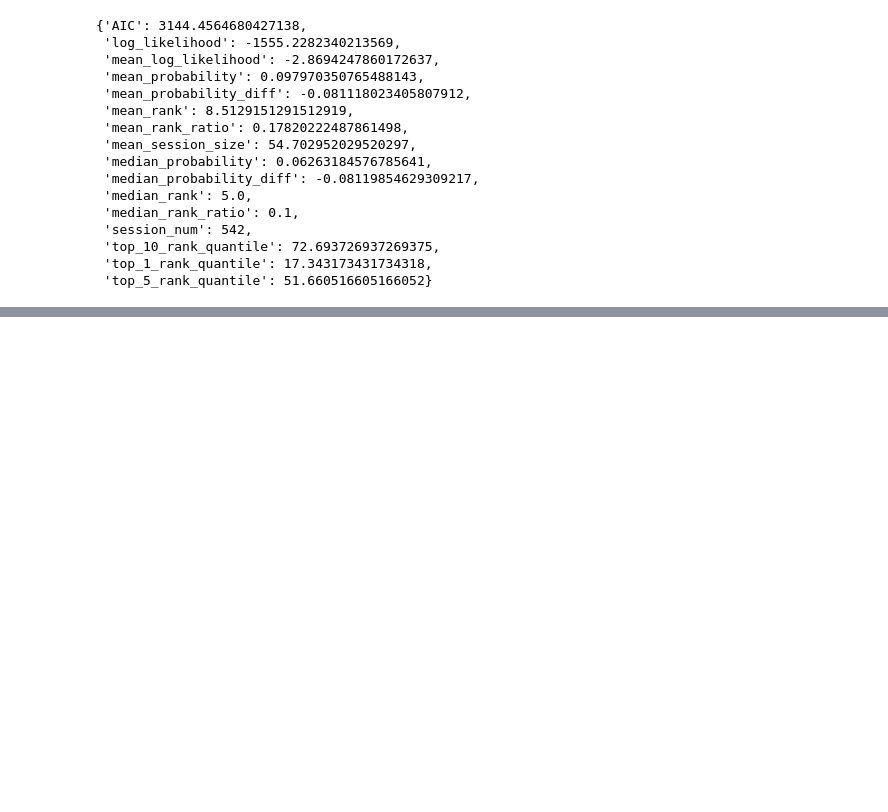
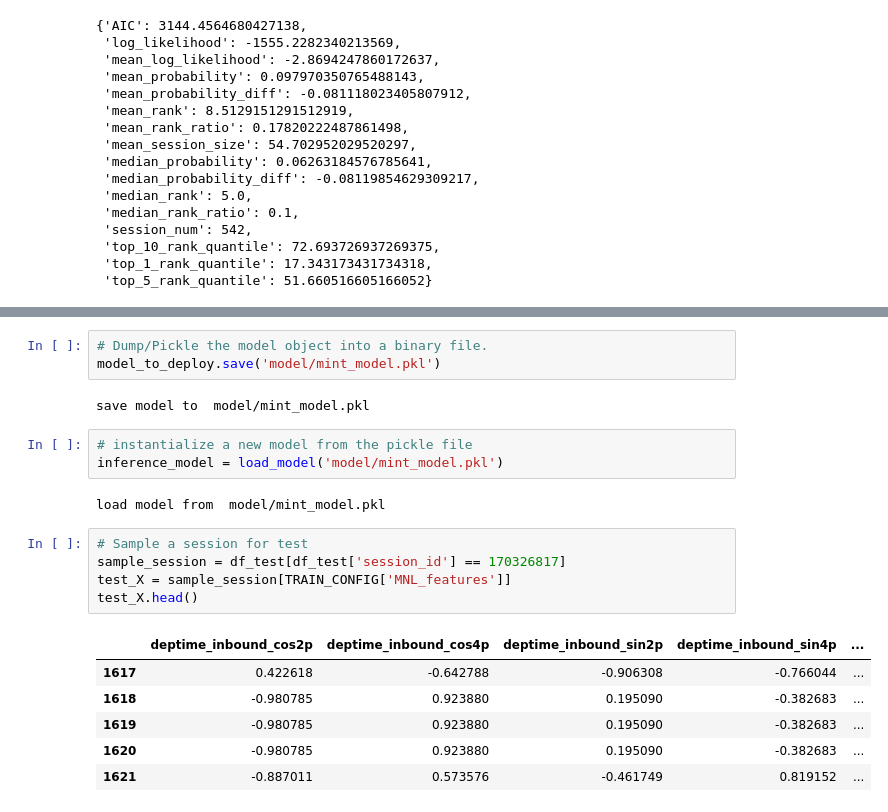
Before and after one commit to liaison/Multinomial-Logistic-Regression, a Jupyter notebook: demo.ipynb, the cells around one changed output, grey strips where cells are left out. Cells and saved outputs as stored; diff of their text form; blank space fills up the shorter version.

Commit message:
add a minimized inference model

```diff
--- a/demo.ipynb
+++ b/demo.ipynb
@@ -217,0 +251,22 @@ summarize_KPIs(test_stats, len(TRAIN_CONFIG['MNL_features']))
+# %%
+# Dump/Pickle the model object into a binary file.
+model_to_deploy.save('model/mint_model.pkl')
+# %% [output]
+save model to  model/mint_model.pkl
+# %%
+# instantialize a new model from the pickle file
+inference_model = load_model('model/mint_model.pkl')
+# %% [output]
+load model from  model/mint_model.pkl
+# %%
+# Sample a session for test
+sample_session = df_test[df_test['session_id'] == 170326817]
+test_X = sample_session[TRAIN_CONFIG['MNL_features']]
+test_X.head()
+# %% [output]
+|  | deptime_inbound_cos2p | deptime_inbound_cos4p | deptime_inbound_sin2p | deptime_inbound_sin4p | ... |
+| 1617 | 0.422618 | -0.642788 | -0.906308 | -0.766044 | ... |
+| 1618 | -0.980785 | 0.923880 | 0.195090 | -0.382683 | ... |
+| 1619 | -0.980785 | 0.923880 | 0.195090 | -0.382683 | ... |
+| 1620 | -0.980785 | 0.923880 | 0.195090 | -0.382683 | ... |
+| 1621 | -0.887011 | 0.573576 | -0.461749 | 0.819152 | ... |
```
Also changed, not shown: parts of 5 cells of this notebook, 5 other files.
